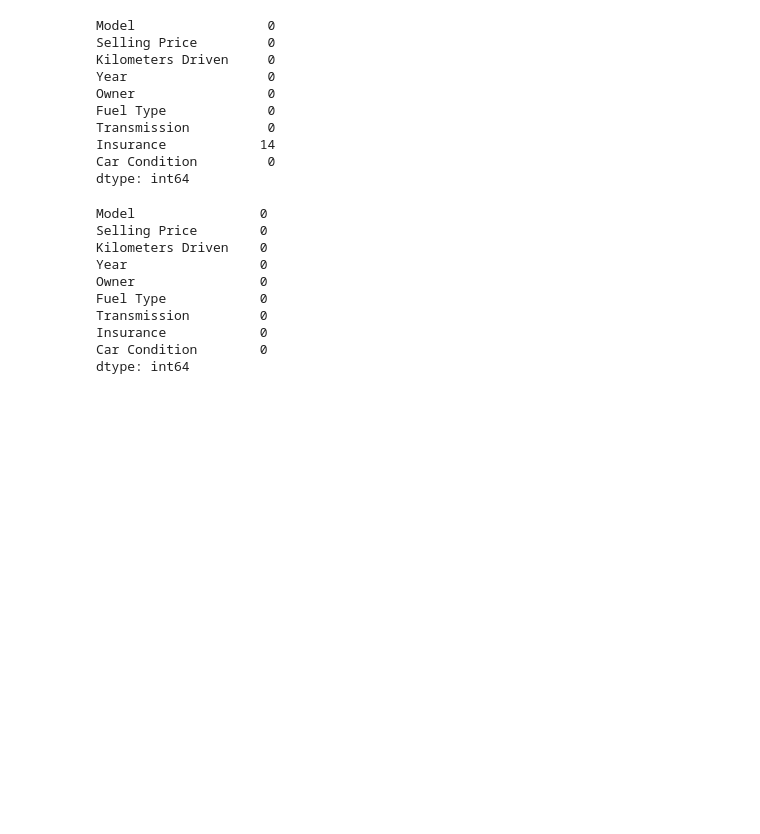
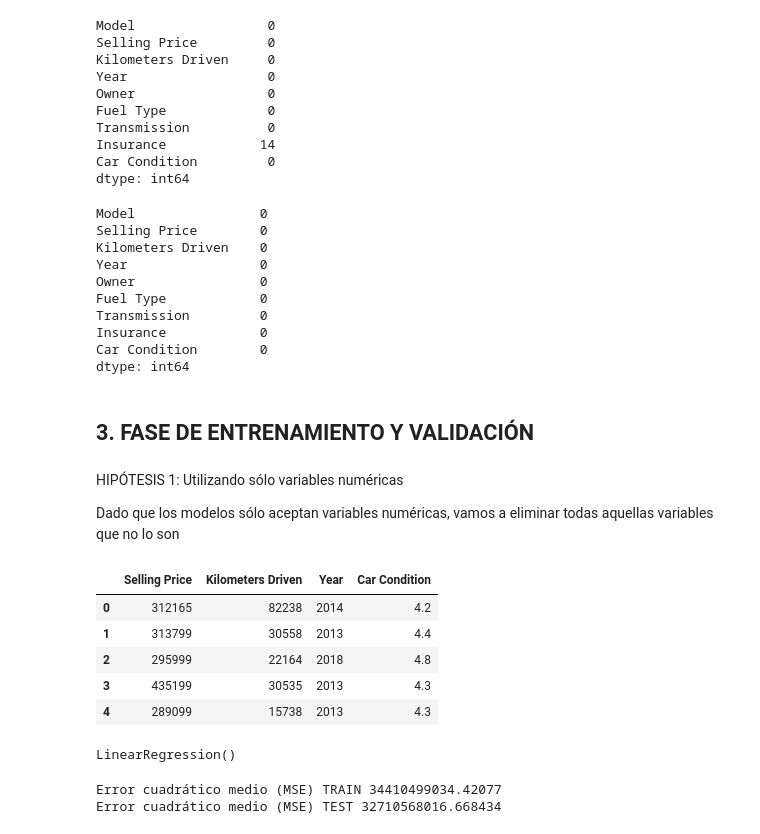
Before and after one commit to ferreret/master-datascience-ml-iebs, a Jupyter notebook: Modulo_02_Fundamentos_IA_ML/Clase_3_Ecosistemas_en_la_nube/ejemplo/prediccion-precio-automovil.ipynb, the cells around one changed output. Saved outputs shown, nothing was run; the diff lists cells and outputs as text; code cells hidden in the pictures; blank space fills up the shorter version.

```diff
--- a/Modulo_02_Fundamentos_IA_ML/Clase_3_Ecosistemas_en_la_nube/ejemplo/prediccion-precio-automovil.ipynb
+++ b/Modulo_02_Fundamentos_IA_ML/Clase_3_Ecosistemas_en_la_nube/ejemplo/prediccion-precio-automovil.ipynb
@@ -110,3 +110,23 @@ Transmission         0
 Insurance            0
 Car Condition        0
 dtype: int64
+# %% [markdown]
+## 3. FASE DE ENTRENAMIENTO Y VALIDACIÓN
+# %% [markdown]
+HIPÓTESIS 1: Utilizando sólo variables numéricas
+
+Dado que los modelos sólo aceptan variables numéricas, vamos a eliminar todas aquellas variables que no lo son
+# %%
+# Preparamos el dataset de la hipótisis 1
+# Borramos las columnas categóricas
+categorical_columns = ['Model', 'Fuel Type', 'Transmission', 'Owner', 'Insurance']
+car_data_hipot1 = car_data.drop(categorical_columns, axis=1)
+# %%
+car_data_hipot1.head()
+# %% [output]
+|  | Selling Price | Kilometers Driven | Year | Car Condition |
+| 0 | 312165 | 82238 | 2014 | 4.2 |
+| 1 | 313799 | 30558 | 2013 | 4.4 |
+| 2 | 295999 | 22164 | 2018 | 4.8 |
+| 3 | 435199 | 30535 | 2013 | 4.3 |
+| 4 | 289099 | 15738 | 2013 | 4.3 |
@@ -112,0 +141,8 @@ dtype: int64
+# %%
+# LinearRegression
+from sklearn.linear_model import LinearRegression
+
+regresion_lineal = LinearRegression()
+regresion_lineal.fit(X_hipot1_train, y_hipot1_train)
+# %% [output]
+LinearRegression()
@@ -112,0 +154,17 @@ dtype: int64
+# %%
+# Predecimos los valores y para los datos usados en el entrenamiento
+prediction_entrenamiento = regresion_lineal.predict(X_hipot1_train)
+
+# Calculamos el MSE
+mse_hipot1_train = mean_squared_error(y_true=y_hipot1_train, y_pred=prediction_entrenamiento)
+print(f'Error cuadrático medio (MSE) TRAIN {mse_hipot1_train}')
+
+# Predecimos los valores y para los datos de validación
+prediction_validacion = regresion_lineal.predict(X_hipot1_test)
+
+# Calculamos el MSE
+mse_hipot1_test = mean_squared_error(y_true=y_hipot1_test, y_pred=prediction_validacion)
+print(f'Error cuadrático medio (MSE) TEST {mse_hipot1_test}')
+# %% [output]
+Error cuadrático medio (MSE) TRAIN 34410499034.42077
+Error cuadrático medio (MSE) TEST 32710568016.668434
```
Also changed, not shown: parts of 29 cells of this notebook, 3 other files.
